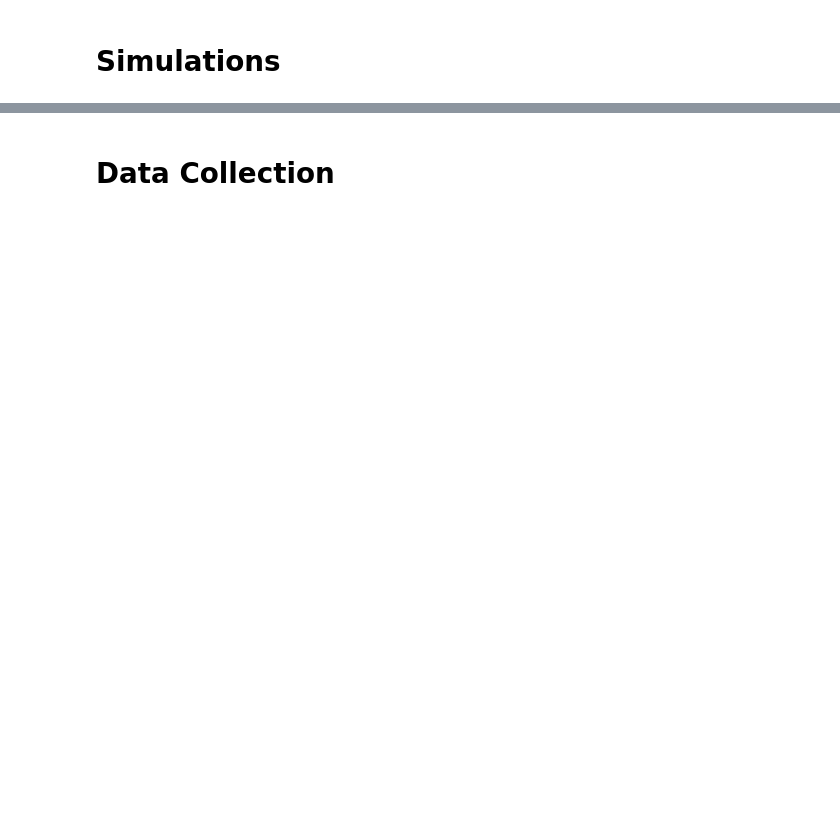
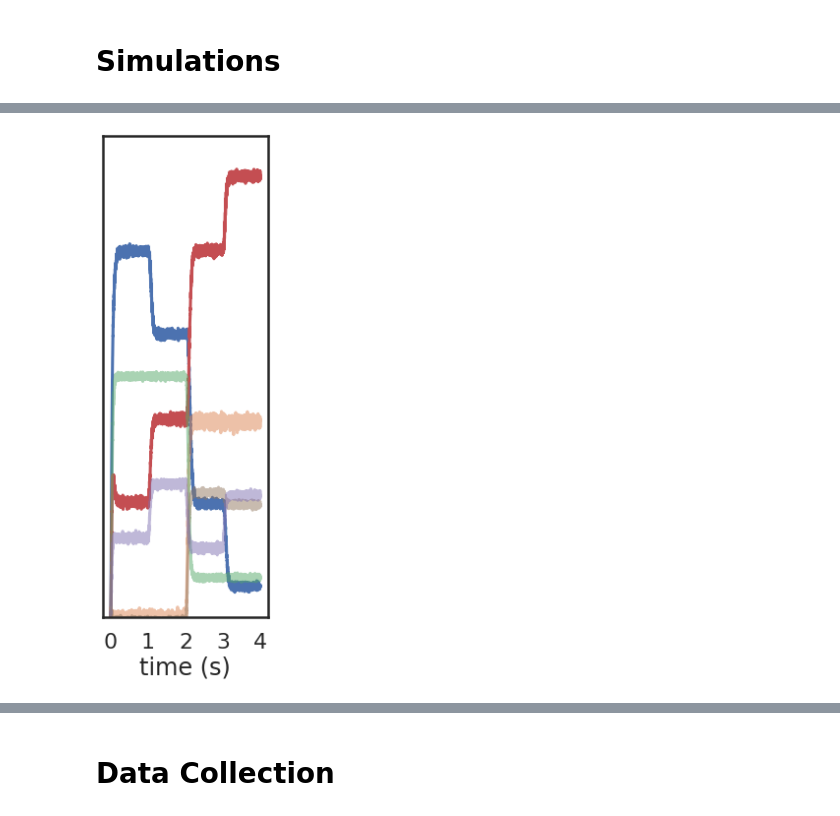
Before and after one commit to psipeter/anatomical_amygdala, a Jupyter notebook: amygdala.ipynb, the cells around one changed output, grey strips where cells are left out. Saved outputs shown, nothing was run; the diff lists cells and outputs as text; code cells hidden in the pictures; blank space fills up the shorter version.

```diff
--- a/amygdala.ipynb
+++ b/amygdala.ipynb
@@ -1081,0 +217,14 @@ HtmlProgressBar cannot be displayed. Please use the TerminalProgressBar. It can
+# %%
+fig, ax = plt.subplots(figsize=(3, 9))
+ax.plot(data2['times'], data2['PAG'], label='PAG', color=palette[0])
+ax.plot(data2['times'], data2['CeM'], label='CeM', color=palette[3])
+ax.plot(data2['times'], data2['CeL'][:,0], label='CeL tone', alpha=0.5, color=palette[1])
+ax.plot(data2['times'], data2['CeL_off'], label='CeL_off', alpha=0.5, color=palette[2])
+ax.plot(data2['times'], data2['BLA'][:,0], label='BLA tone', alpha=0.5, color=palette[5])
+ax.plot(data2['times'], data2['BLA'][:,2], label='BLA context', alpha=0.5, color=palette[4])
+ax.set(xlabel='time (s)', xticks=((0, 1, 2, 3, 4)), yticks=(()), ylim=((0, 1)))
+plt.savefig('plots/poster_test.svg')
+# ax.legend()
+plt.show()
+# %% [output]
+[figure, added]
```
Also changed, not shown: parts of 94 cells of this notebook, 3 other files.
